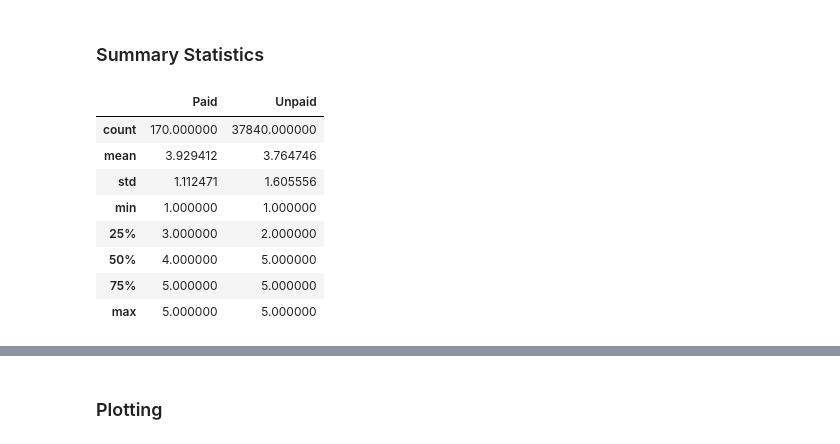
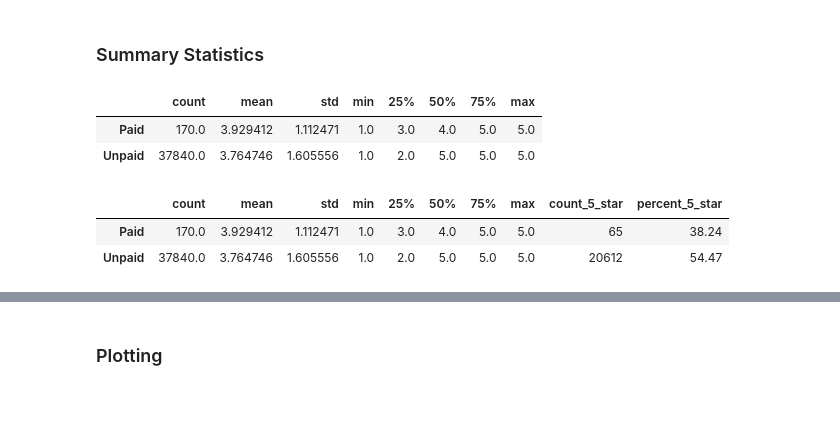
Before and after one commit to amberteets/amazon-vine-analysis, a Jupyter notebook: Vine_Review_Analysis.ipynb, the cells around one changed output, grey strips where cells are left out. Cells and saved outputs as stored; diff of their text form; code cells hidden in the pictures; blank space fills up the shorter version.

Commit message:
Add count, percent of 5-star reviews

```diff
--- a/Vine_Review_Analysis.ipynb
+++ b/Vine_Review_Analysis.ipynb
@@ -134,18 +134,28 @@ unpaid_df.head()
 # %%
 # DataFrame of Paid vs. Unpaid Review Summary Stars
 review_summary = pd.DataFrame({'Paid': paid_df.star_rating.describe(),
-                               'Unpaid': unpaid_df.star_rating.describe()})
+                               'Unpaid': unpaid_df.star_rating.describe()}).transpose()
 review_summary
 # %% [output]
-|  | Paid | Unpaid |
-| count | 170.000000 | 37840.000000 |
-| mean | 3.929412 | 3.764746 |
-| std | 1.112471 | 1.605556 |
-| min | 1.000000 | 1.000000 |
-| 25% | 3.000000 | 2.000000 |
-| 50% | 4.000000 | 5.000000 |
-| 75% | 5.000000 | 5.000000 |
-| max | 5.000000 | 5.000000 |
+|  | count | mean | std | min | 25% | 50% | 75% | max |
+| Paid | 170.0 | 3.929412 | 1.112471 | 1.0 | 3.0 | 4.0 | 5.0 | 5.0 |
+| Unpaid | 37840.0 | 3.764746 | 1.605556 | 1.0 | 2.0 | 5.0 | 5.0 | 5.0 |
+# %%
+# Add count of 5-star reviews, % of 5-star reviews
+paid_count = len(paid_df)
+unpaid_count = len(unpaid_df)
+paid_5_count = len(paid_df[paid_df['star_rating']==5.0])
+unpaid_5_count = len(unpaid_df[unpaid_df['star_rating']==5.0])
+
+review_summary['count_5_star'] = [paid_5_count, unpaid_5_count]
+review_summary['percent_5_star'] = [round((paid_5_count / paid_count)*100, 2), round((unpaid_5_count / unpaid_count)*100, 2)]
+
+# Display
+review_summary
+# %% [output]
+|  | count | mean | std | min | 25% | 50% | 75% | max | count_5_star | percent_5_star |
+| Paid | 170.0 | 3.929412 | 1.112471 | 1.0 | 3.0 | 4.0 | 5.0 | 5.0 | 65 | 38.24 |
+| Unpaid | 37840.0 | 3.764746 | 1.605556 | 1.0 | 2.0 | 5.0 | 5.0 | 5.0 | 20612 | 54.47 |
 # %%
 # Determine total # of reviews, # of 5-star reviews, and % of 5-star reviews for paid vs. unpaid reviews
 paid_count = len(paid_df)
```
Also changed, not shown: parts of 1 cell of this notebook.
